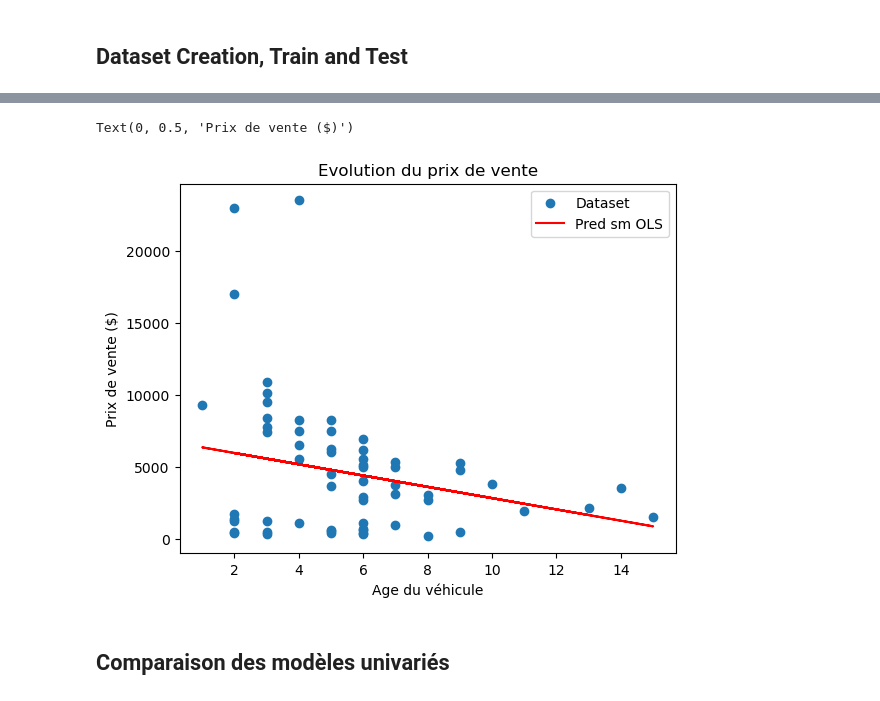
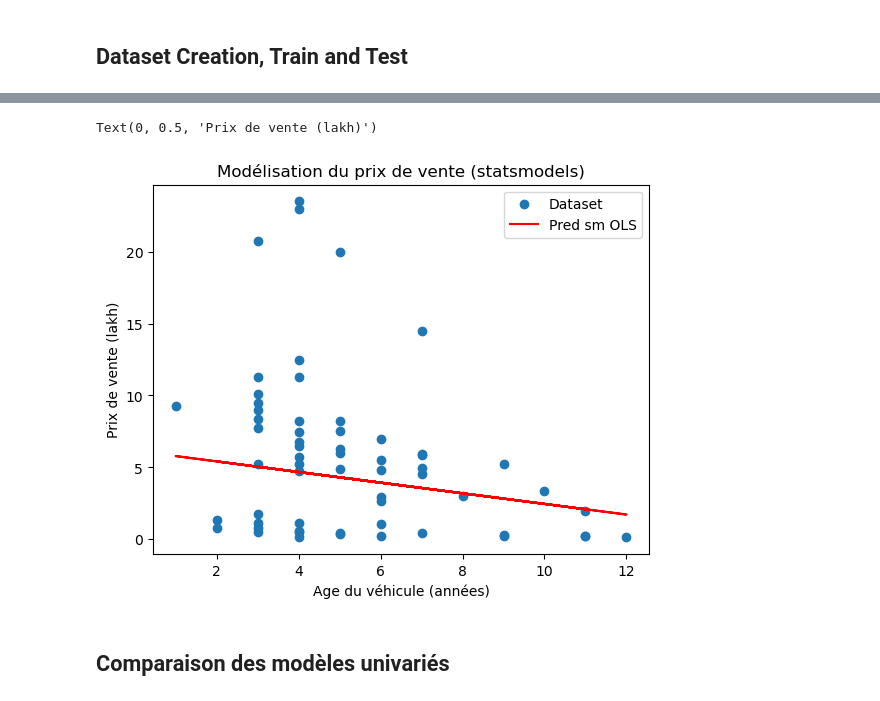
Before and after one commit to brusadelli-luca/NewCar, a Jupyter notebook: main.ipynb, the cells around one changed output, grey strips where cells are left out. Cells and saved outputs as stored; diff of their text form; code cells hidden in the pictures.

```diff
--- a/main.ipynb
+++ b/main.ipynb
@@ -164,0 +213,7 @@ Pas compris, voir avec K.
+# %%
+#Elimination des données isolées
+car_data.drop(car_data[car_data["Kms_Driven"]>300000].index, inplace = True)
+car_data.drop(car_data[car_data["Selling_Price"]>25].index, inplace = True)
+car_data.drop(car_data[car_data["Owner"]==3].index, inplace = True)
+
+car_data.reset_index(drop=True, inplace=True)
@@ -165,10 +224,10 @@ Pas compris, voir avec K.
 # %% [markdown]
 ## Dataset Creation, Train and Test
 # %%
-#selection de la 2e colonne de notre dataset (année)
-X = df.Year.max() + 1 - df.Year
+# Sélection de la variable explicative (calcul de l'âge du véhicule)
+X = car_data.Year.max() + 1 - car_data.Year
 
-#selection de la 3e colonnes de notre dataset (prix)
-Y = df.Selling_Price
+# Sélection de la variable expliquée (prix du véhicule)
+Y = car_data.Selling_Price
 
 X_train, X_valid, Y_train, Y_valid = train_test_split(X, Y, train_size = 0.8, test_size = 0.2, random_state = 42)
@@ -298,21 +438,19 @@ r² Train :  0.04820573819698011
 # %%
-Xr = X_train.array.reshape(-1, 1)
+X_train_r = X_train.array.reshape(-1, 1)
 
-#instancier modèle
-model = LinearRegression()
+# Instaciation classe modèle
+model_3 = LinearRegression()
 
-#entrainement du modèle
-model.fit(Xr, Y_train)
+# Entrainement du modèle
+model_3.fit(X_train_r, Y_train)
 
-#précision du modèle
-r2_3 = model.score(Xr, Y_train)
+# Evaluation de la précision du modèle
+r2_3 = model_3.score(X_train_r, Y_train)
 print('r²', r2_3)
 
-intercept_3 = model.intercept_
+intercept_3 = model_3.intercept_
 print('Intercept', intercept_3)
-slope_3 = model.coef_
+
+slope_3 = model_3.coef_[0]
 print('Slope', slope_3)
-
-#prédiction
-fit_3 = model.predict(Xr)
 # %% [output]
@@ -405,16 +555,16 @@ Notes:
 # %%
 plt.scatter(X_valid, Y_valid, label='Dataset')
 plt.plot(X_valid, lr.params.const + lr.params.Year * X_valid, c='red', label='Pred sm OLS')
 plt.legend()
 
 # Set title
-plt.title('Evolution du prix de vente')
+plt.title('Modélisation du prix de vente (statsmodels)')
 # Set x-axis label
-plt.xlabel('Age du véhicule')
+plt.xlabel('Age du véhicule (années)')
 # Set y-axis label
-plt.ylabel('Prix de vente ($)')
+plt.ylabel('Prix de vente (lakh)')
 # %% [output]
-Text(0, 0.5, 'Prix de vente ($)')
+Text(0, 0.5, 'Prix de vente (lakh)')
-[figure, old version]
+[figure, new version]
 # %% [markdown]
 ## Comparaison des modèles univariés
```
Also changed, not shown: parts of 130 cells of this notebook.
